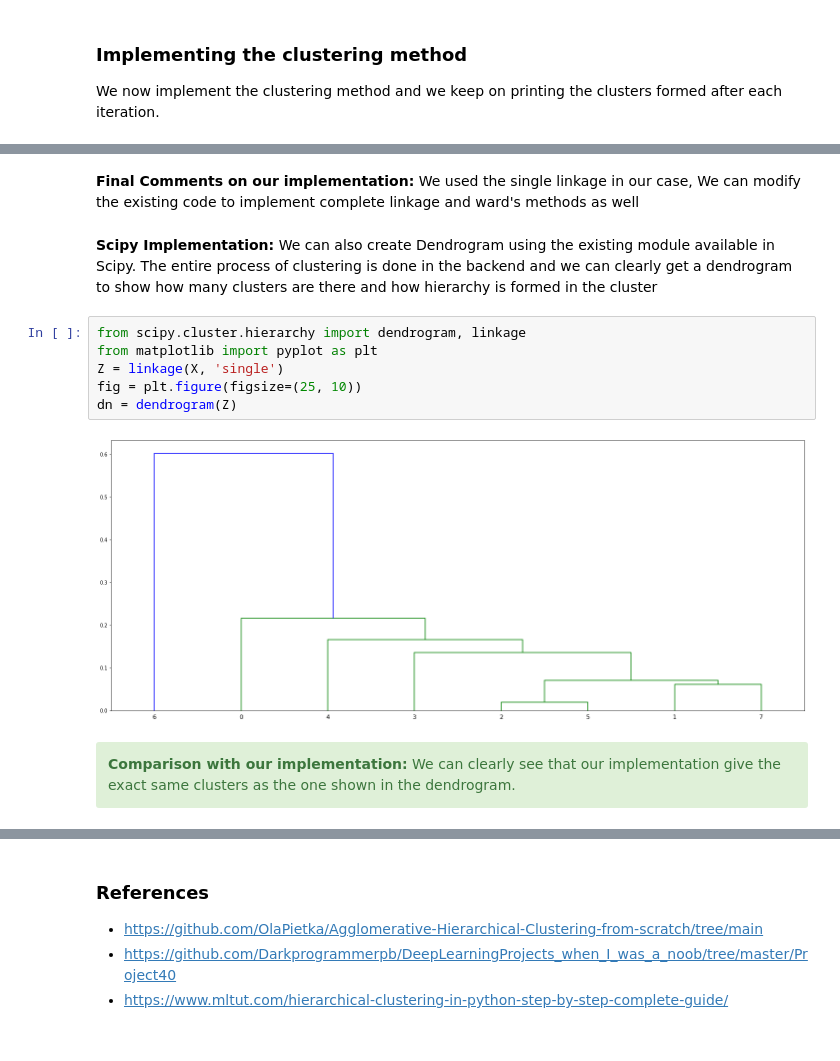
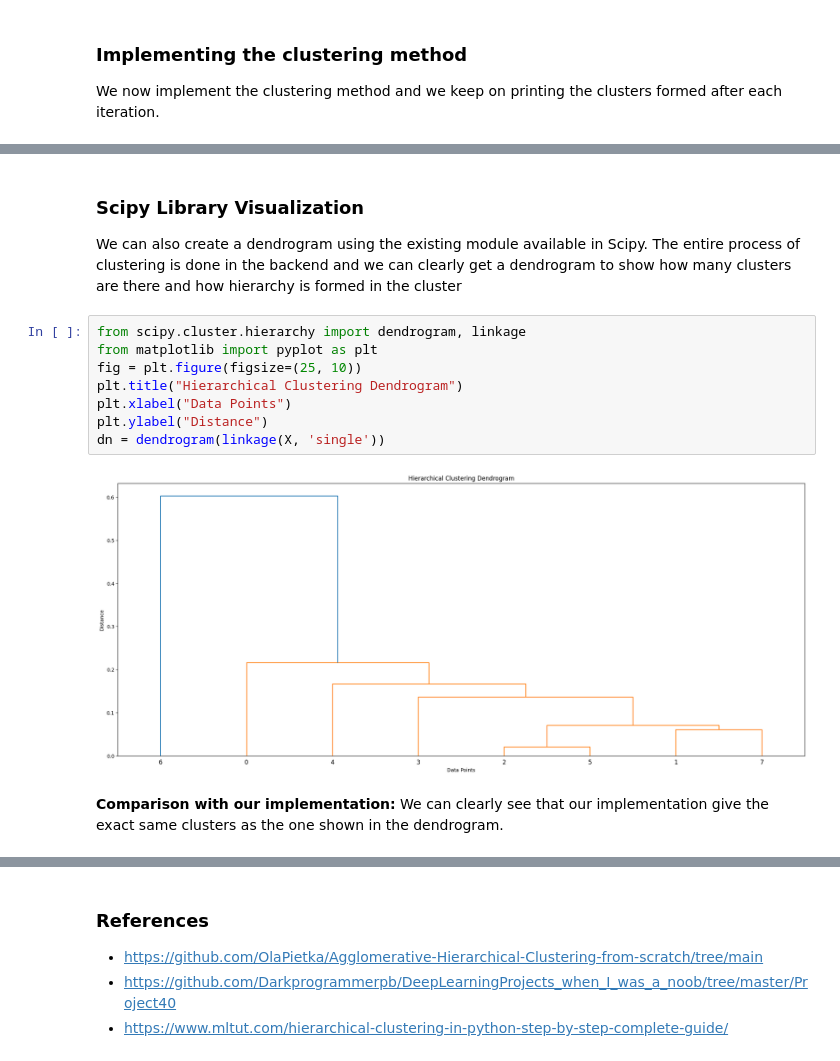
Before and after one commit to MLcmore2023/MLcmore2023, a Jupyter notebook: day6_pm_afternoon/Hierarchial-clustering.ipynb, the cells around one changed output, grey strips where cells are left out. Saved outputs shown, nothing was run; the diff lists cells and outputs as text.

```diff
--- a/day6_pm_afternoon/Hierarchial-clustering.ipynb
+++ b/day6_pm_afternoon/Hierarchial-clustering.ipynb
@@ -155,16 +158,15 @@ Sample size after clustering     :- 1
-# %% [markdown]
-<b>Final Comments on our implementation:</b> We used the single linkage in our case, We can modify the existing code to implement complete linkage and ward's methods as well
 # %% [markdown]
-<b>Scipy Implementation:</b> We can also create Dendrogram using the existing module available in Scipy. The entire process of clustering is done in the backend and we can clearly get a dendrogram to show how many clusters are there and how hierarchy is formed in the cluster
+### Scipy Library Visualization
+We can also create a dendrogram using the existing module available in Scipy. The entire process of clustering is done in the backend and we can clearly get a dendrogram to show how many clusters are there and how hierarchy is formed in the cluster
 # %%
 from scipy.cluster.hierarchy import dendrogram, linkage
 from matplotlib import pyplot as plt
-Z = linkage(X, 'single')
 fig = plt.figure(figsize=(25, 10))
-dn = dendrogram(Z)
+plt.title("Hierarchical Clustering Dendrogram")
+plt.xlabel("Data Points")
+plt.ylabel("Distance")
+dn = dendrogram(linkage(X, 'single'))
 # %% [output]
-[figure, old version]
+[figure, new version]
 # %% [markdown]
-<div class="alert alert-block alert-success">
 <b>Comparison with our implementation:</b> We can clearly see that our implementation give the exact same clusters as the one shown in the dendrogram.
-</div>
```
Also changed, not shown: parts of 3 cells of this notebook.
